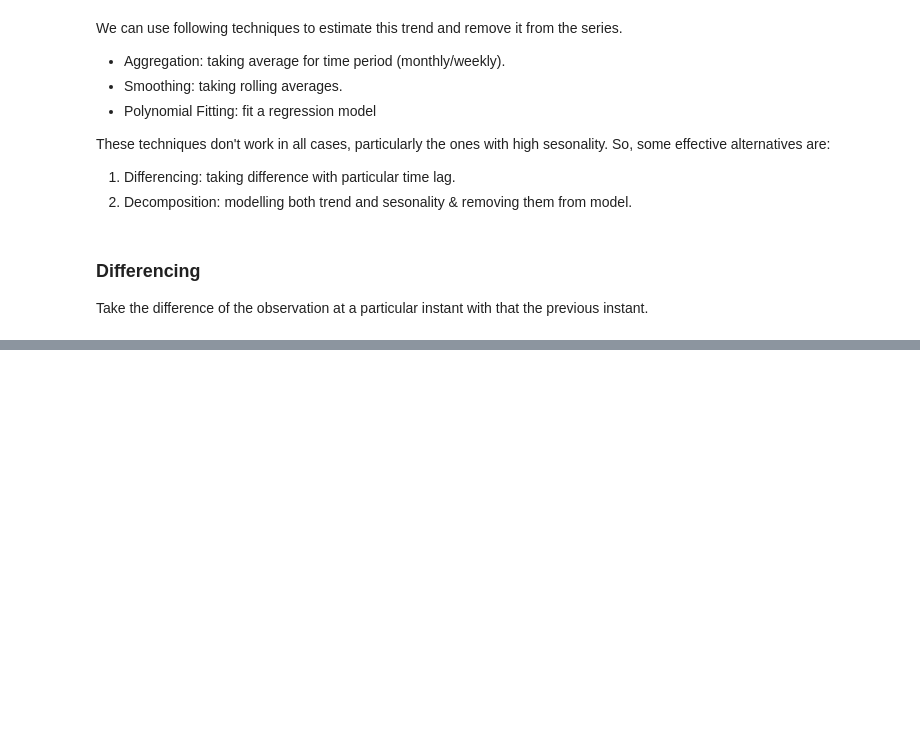
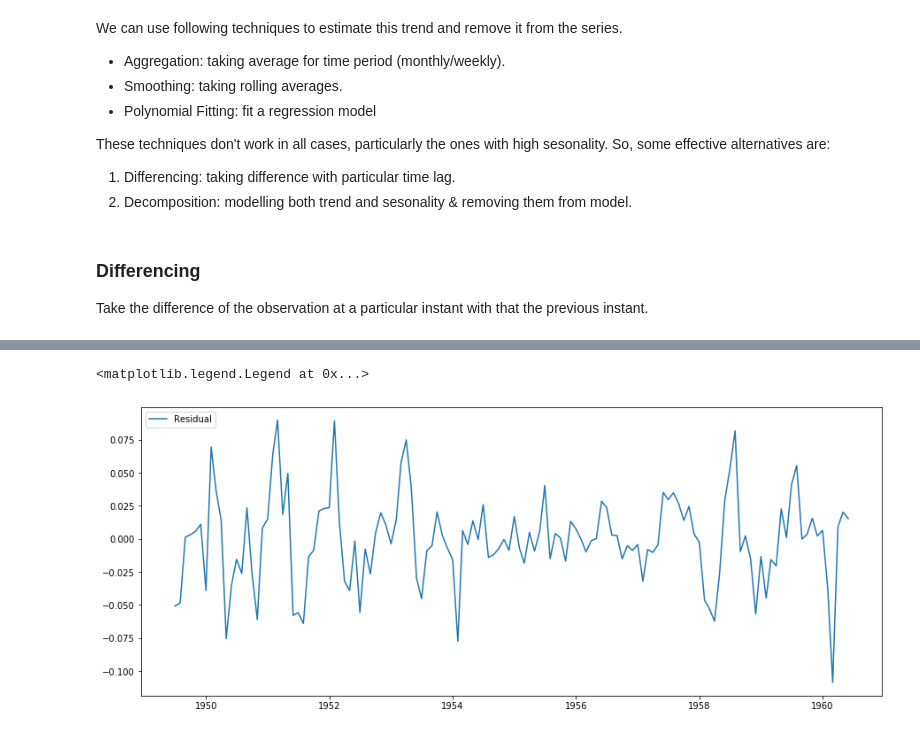
Before and after one commit to adisakshya/time-series-analysis, a Jupyter notebook: Time Series Regression.ipynb, the cells around one changed output, grey strips where cells are left out. Saved outputs shown, nothing was run; the diff lists cells and outputs as text; code cells hidden in the pictures; blank space fills up the shorter version.

```diff
--- a/Time Series Regression.ipynb
+++ b/Time Series Regression.ipynb
@@ -219,0 +249,8 @@ rolling_statistics_test(time_series_log_diff)
+# %%
+residual = decomposition.resid
+
+plt.plot(residual, label='Residual')
+plt.legend(loc='upper left')
+# %% [output]
+<matplotlib.legend.Legend at 0x...>
+[figure, added]
```
Also changed, not shown: parts of 13 cells of this notebook.
